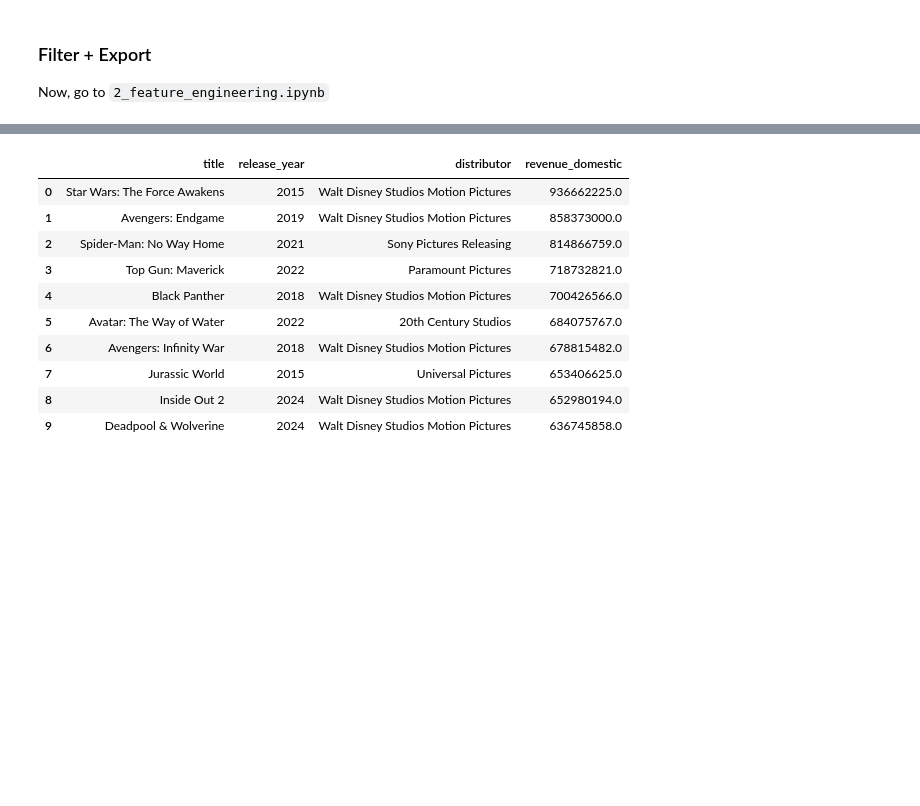
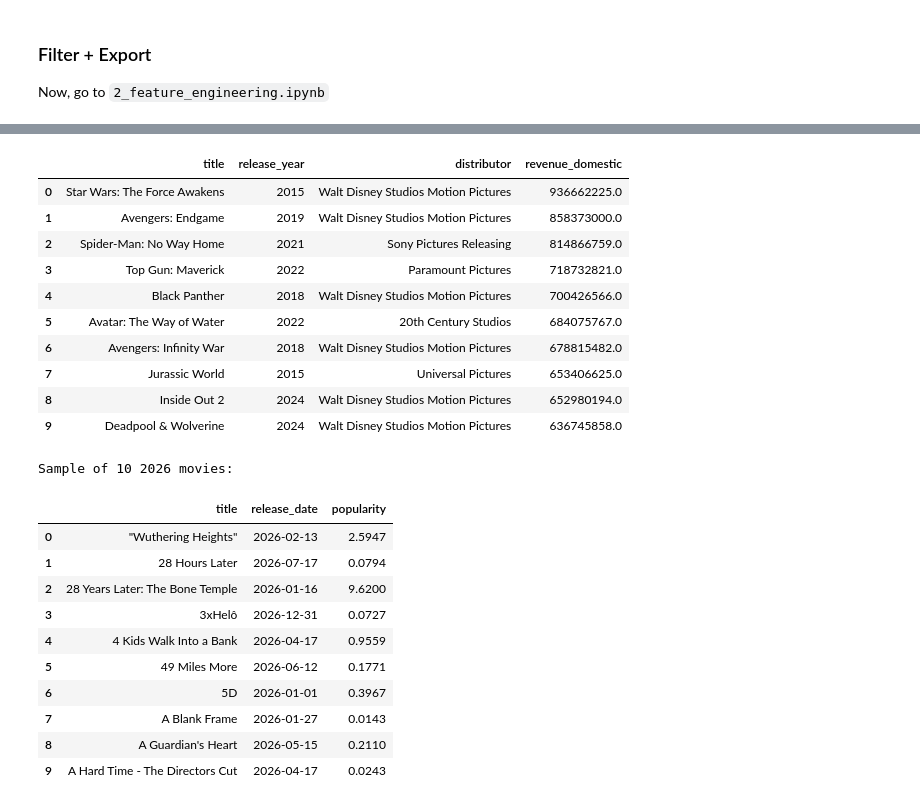
Before and after one commit to jasmineplows/box_office, a Jupyter notebook: code/1_get_data.ipynb, the cells around one changed output, grey strips where cells are left out. Saved outputs shown, nothing was run; the diff lists cells and outputs as text; code cells hidden in the pictures; blank space fills up the shorter version.

```diff
--- a/code/1_get_data.ipynb
+++ b/code/1_get_data.ipynb
@@ -778,44 +763,69 @@ Now, go to `2_feature_engineering.ipynb`
 
 final_df = merged_df.copy()
 
-# Modeling window
+# Modeling window (2010-2026)
 final_df = final_df[final_df["release_year"].between(START_YEAR, END_YEAR)]
 
-# Must have lifetime domestic revenue
-final_df = final_df[final_df["revenue_domestic"].notna() & (final_df["revenue_domestic"] > 0)]
+# For movies before 2026: must have lifetime domestic revenue
+# For 2026 movies: include them even without revenue data (since they haven't been released yet)
+pre_2026_mask = final_df["release_year"] < 2026
+year_2026_mask = final_df["release_year"] == 2026
 
-# English-only (defensive)
-if "original_language" in final_df.columns:
-    final_df = final_df[final_df["original_language"] == "en"]
+final_df = final_df[
+    (pre_2026_mask & final_df["revenue_domestic"].notna() & (final_df["revenue_domestic"] > 0)) |
+    year_2026_mask
+]
 
 # Drop TV/docs leftovers
 if "genres" in final_df.columns:
-    final_df = final_df[~final_df["genres"].astype(str).str.contains("99|10770|Documentary|TV", case=False, na=False)]
+    final_df = final_df[
+        ~final_df["genres"].astype(str).str.contains("99|10770|Documentary|TV", case=False, na=False)
+    ]
 
 final_df = normalize_domestic_titles(final_df)
 
 # Save
 MERGED_CSV = os.path.join(DATA_DIR, "dataset_domestic_lifetime_merged.csv")
 final_df.to_csv(MERGED_CSV, index=False)
-print(f"
-💾 Saved merged dataset → {MERGED_CSV}")
+print(f"💾 Saved merged dataset → {MERGED_CSV}")
 
 # Summary
 print(f"Total movies: {len(final_df):,}")
 if len(final_df) > 0:
     yr_min = int(final_df["release_year"].min())
     yr_max = int(final_df["release_year"].max())
-    rev_min = final_df["revenue_domestic"].min()
-    rev_max = final_df["revenue_domestic"].max()
-    rev_avg = final_df["revenue_domestic"].mean()
 
-    print(f"Year range: {yr_min}–{yr_max}")
-    print(f"Lifetime domestic range: ${rev_min:,.0f} — ${rev_max:,.0f}")
-    print(f"Average lifetime domestic: ${rev_avg:,.0f}")
+    # Summary for pre-2026 movies (with revenue data)
+    pre_2026_df = final_df[final_df["release_year"] < 2026]
+    if len(pre_2026_df) > 0:
+        rev_min = pre_2026_df["revenue_domestic"].min()
+        rev_max = pre_2026_df["revenue_domestic"].max()
+        rev_avg = pre_2026_df["revenue_domestic"].mean()
+        print(f"Year range: {yr_min}–{yr_max}")
+        print(f"Pre-2026 movies with revenue: {len(pre_2026_df):,}")
+        print(f"Lifetime domestic range: ${rev_min:,.0f} — ${rev_max:,.0f}")
+        print(f"Average lifetime domestic: ${rev_avg:,.0f}")
 
-    cols = ["title","release_year","distributor","revenue_domestic"]
+    # Summary for 2026 movies (without revenue data)
+    year_2026_df = final_df[final_df["release_year"] == 2026]
+    if len(year_2026_df) > 0:
+        print(f"2026 movies (no revenue data yet): {len(year_2026_df):,}")
+
+    cols = ["title", "release_year", "distributor", "revenue_domestic"]
     cols = [c for c in cols if c in final_df.columns]
-    display(final_df.nlargest(10, "revenue_domestic")[cols].reset_index(drop=True))
+
+    # Show top movies with revenue data
+    movies_with_revenue = final_df[final_df["revenue_domestic"].notna()]
+    if len(movies_with_revenue) > 0:
+        print("\nTop 10 movies by domestic revenue:")
+        display(movies_with_revenue.nlargest(10, "revenue_domestic")[cols].reset_index(drop=True))
+
+    # Show sample of 2026 movies
+    if len(year_2026_df) > 0:
+        print(f"\nSample of {min(10, len(year_2026_df))} 2026 movies:")
+        sample_cols = ["title", "release_date", "popularity"]
+        sample_cols = [c for c in sample_cols if c in year_2026_df.columns]
+        display(year_2026_df.head(10)[sample_cols].reset_index(drop=True))
 else:
     print("⚠️ Final dataset is empty — review filters and merge keys.")
 # %% [output]
@@ -827,14 +842,26 @@ Average lifetime domestic: $62,130,123
 |  | title | release_year | distributor | revenue_domestic |
 | 0 | Star Wars: The Force Awakens | 2015 | Walt Disney Studios Motion Pictures | 936662225.0 |
 | 1 | Avengers: Endgame | 2019 | Walt Disney Studios Motion Pictures | 858373000.0 |
 | 2 | Spider-Man: No Way Home | 2021 | Sony Pictures Releasing | 814866759.0 |
 | 3 | Top Gun: Maverick | 2022 | Paramount Pictures | 718732821.0 |
 | 4 | Black Panther | 2018 | Walt Disney Studios Motion Pictures | 700426566.0 |
 | 5 | Avatar: The Way of Water | 2022 | 20th Century Studios | 684075767.0 |
 | 6 | Avengers: Infinity War | 2018 | Walt Disney Studios Motion Pictures | 678815482.0 |
 | 7 | Jurassic World | 2015 | Universal Pictures | 653406625.0 |
 | 8 | Inside Out 2 | 2024 | Walt Disney Studios Motion Pictures | 652980194.0 |
 | 9 | Deadpool & Wolverine | 2024 | Walt Disney Studios Motion Pictures | 636745858.0 |
+Sample of 10 2026 movies:
+|  | title | release_date | popularity |
+| 0 | "Wuthering Heights" | 2026-02-13 | 2.5947 |
+| 1 | 28 Hours Later | 2026-07-17 | 0.0794 |
+| 2 | 28 Years Later: The Bone Temple | 2026-01-16 | 9.6200 |
+| 3 | 3xHelô | 2026-12-31 | 0.0727 |
+| 4 | 4 Kids Walk Into a Bank | 2026-04-17 | 0.9559 |
+| 5 | 49 Miles More | 2026-06-12 | 0.1771 |
+| 6 | 5D | 2026-01-01 | 0.3967 |
+| 7 | A Blank Frame | 2026-01-27 | 0.0143 |
+| 8 | A Guardian's Heart | 2026-05-15 | 0.2110 |
+| 9 | A Hard Time - The Directors Cut | 2026-04-17 | 0.0243 |
 # %% [markdown]
 The above table should match the screenshot below (visually remove movies from pre-2025)
 
```
Also changed, not shown: parts of 6 cells of this notebook, 10 other files.
